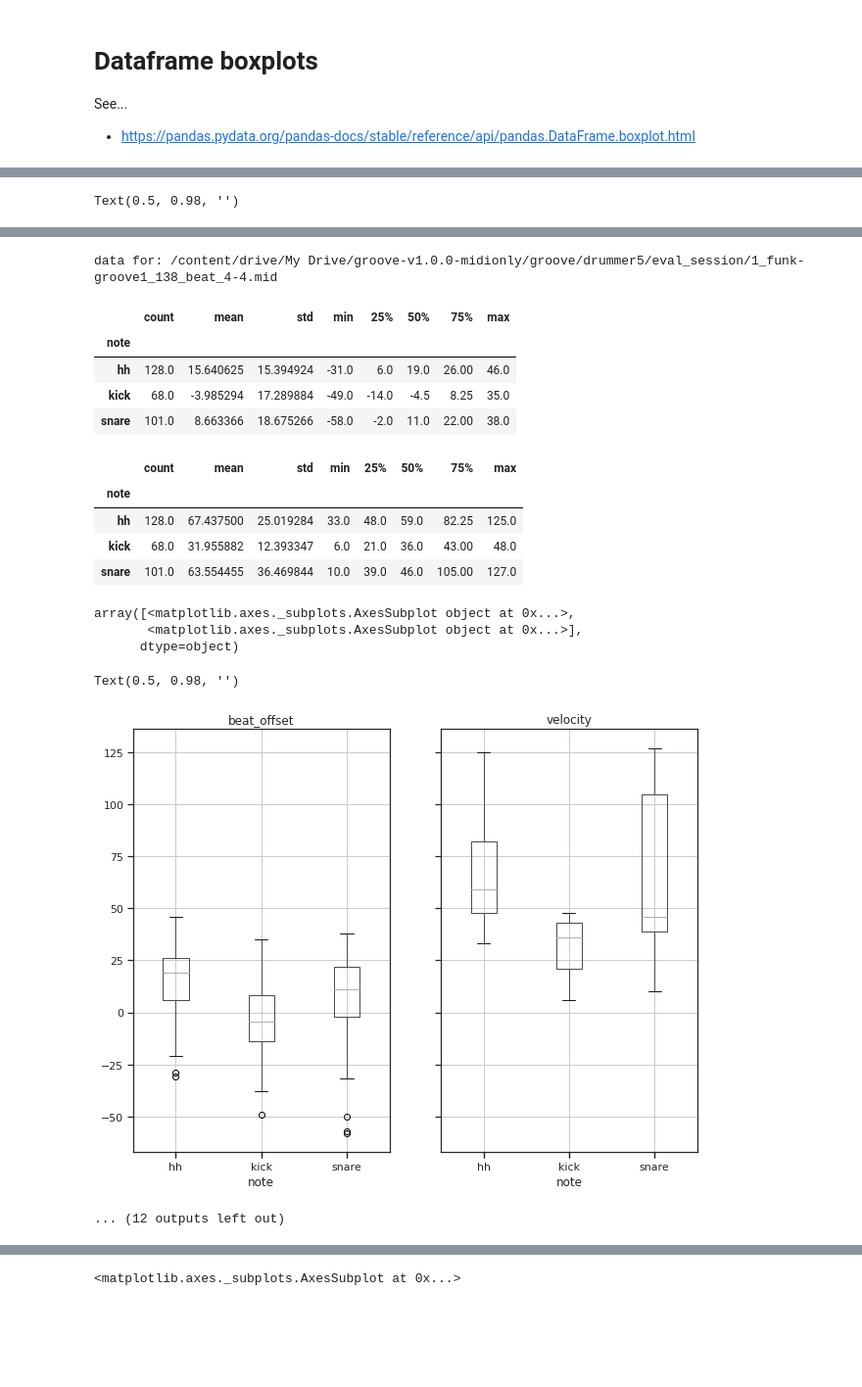
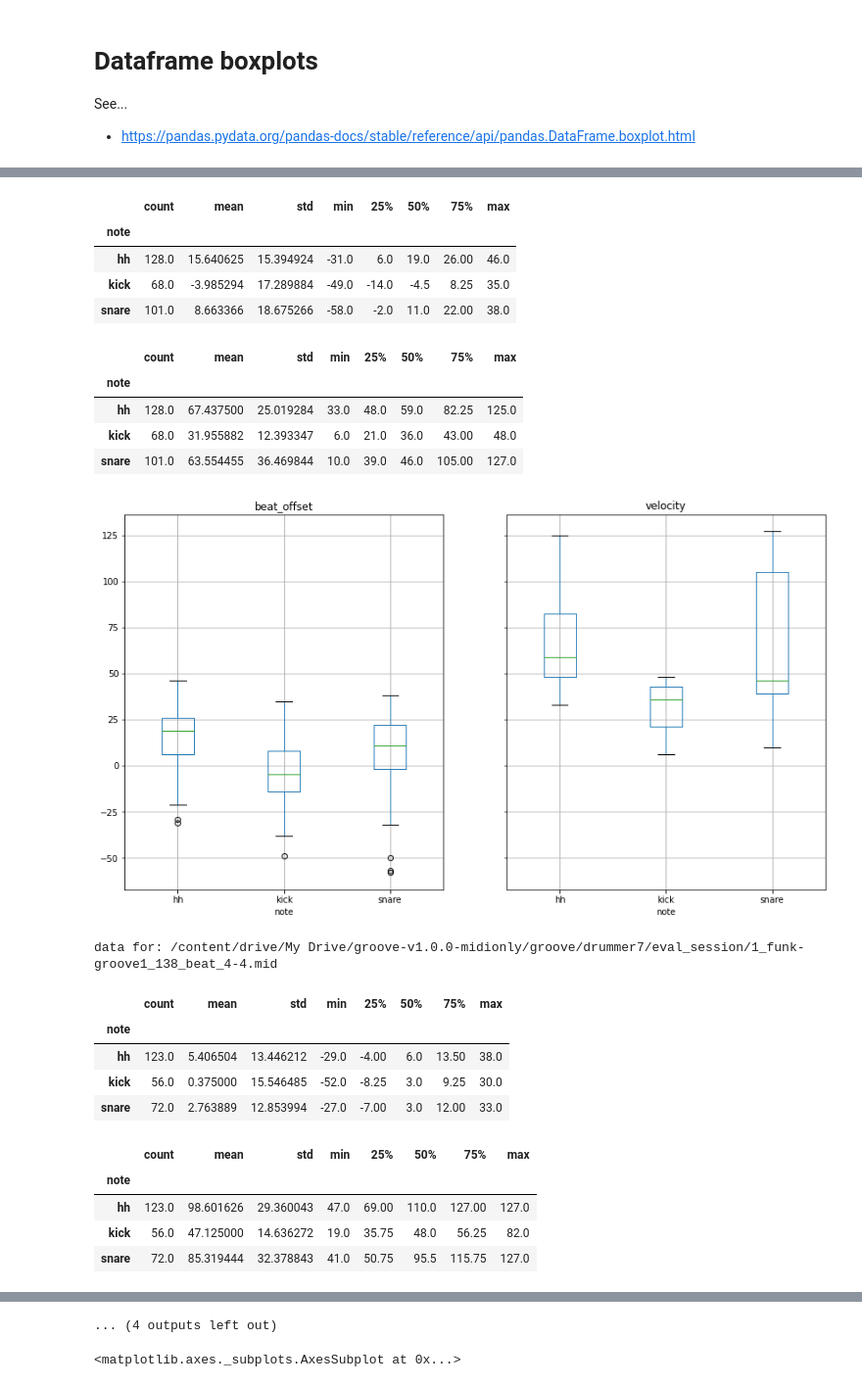
Before and after one commit to curtiscu/LYIT, a Jupyter notebook: LoadAllTheThings.ipynb, the cells around one changed output, grey strips where cells are left out. Shown at 98% size. Cells and saved outputs as stored; diff of their text form; code cells hidden in the pictures; blank space fills up the shorter version.

```diff
--- a/LoadAllTheThings.ipynb
+++ b/LoadAllTheThings.ipynb
@@ -354,10 +367,10 @@ for next_file in all_drummer_data.keys():
     print('data for: {}'.format(file_name))
     df_1['beat_offset'].groupby(df_1['note']).describe()
     df_1['velocity'].groupby(df_1['note']).describe()
-    df_1.boxplot(by='note', column=['beat_offset', 'velocity'], figsize=(10, 8))
+    _ = df_1.boxplot(by='note', column=['beat_offset', 'velocity'], figsize=(14, 8))
     #plt.title("")
-    plt.suptitle("")
-    plt.show()
+    _ = plt.suptitle("")
+    _ = plt.show()
 # %% [output]
 data for: /content/drive/My Drive/groove-v1.0.0-midionly/groove/drummer1/eval_session/1_funk-groove1_138_beat_4-4.mid
 |  | count | mean | std | min | 25% | 50% | 75% | max |
@@ -376 +387,0 @@ array([<matplotlib.axes._subplots.AxesSubplot object at 0x...>,
-Text(0.5, 0.98, '')
@@ -378,17 +388,22 @@ Text(0.5, 0.98, '')
-data for: /content/drive/My Drive/groove-v1.0.0-midionly/groove/drummer5/eval_session/1_funk-groove1_138_beat_4-4.mid
 |  | count | mean | std | min | 25% | 50% | 75% | max |
 | note |  |  |  |  |  |  |  |  |
 | hh | 128.0 | 15.640625 | 15.394924 | -31.0 | 6.0 | 19.0 | 26.00 | 46.0 |
 | kick | 68.0 | -3.985294 | 17.289884 | -49.0 | -14.0 | -4.5 | 8.25 | 35.0 |
 | snare | 101.0 | 8.663366 | 18.675266 | -58.0 | -2.0 | 11.0 | 22.00 | 38.0 |
 |  | count | mean | std | min | 25% | 50% | 75% | max |
 | note |  |  |  |  |  |  |  |  |
 | hh | 128.0 | 67.437500 | 25.019284 | 33.0 | 48.0 | 59.0 | 82.25 | 125.0 |
 | kick | 68.0 | 31.955882 | 12.393347 | 6.0 | 21.0 | 36.0 | 43.00 | 48.0 |
 | snare | 101.0 | 63.554455 | 36.469844 | 10.0 | 39.0 | 46.0 | 105.00 | 127.0 |
-array([<matplotlib.axes._subplots.AxesSubplot object at 0x...>,
-       <matplotlib.axes._subplots.AxesSubplot object at 0x...>],
-      dtype=object)
-Text(0.5, 0.98, '')
-[figure, old version]
+[figure, new version]
-... (12 outputs left out)
+data for: /content/drive/My Drive/groove-v1.0.0-midionly/groove/drummer7/eval_session/1_funk-groove1_138_beat_4-4.mid
+|  | count | mean | std | min | 25% | 50% | 75% | max |
+| note |  |  |  |  |  |  |  |  |
+| hh | 123.0 | 5.406504 | 13.446212 | -29.0 | -4.00 | 6.0 | 13.50 | 38.0 |
+| kick | 56.0 | 0.375000 | 15.546485 | -52.0 | -8.25 | 3.0 | 9.25 | 30.0 |
+| snare | 72.0 | 2.763889 | 12.853994 | -27.0 | -7.00 | 3.0 | 12.00 | 33.0 |
+|  | count | mean | std | min | 25% | 50% | 75% | max |
+| note |  |  |  |  |  |  |  |  |
+| hh | 123.0 | 98.601626 | 29.360043 | 47.0 | 69.00 | 110.0 | 127.00 | 127.0 |
+| kick | 56.0 | 47.125000 | 14.636272 | 19.0 | 35.75 | 48.0 | 56.25 | 82.0 |
+| snare | 72.0 | 85.319444 | 32.378843 | 41.0 | 50.75 | 95.5 | 115.75 | 127.0 |
@@ -395,3 +411,4 @@ Text(0.5, 0.98, '')
+... (4 outputs left out)
 # %%
 #df1.count()
 df1.beat_offset.plot(kind='kde')
```
Also changed, not shown: parts of 12 cells of this notebook.
